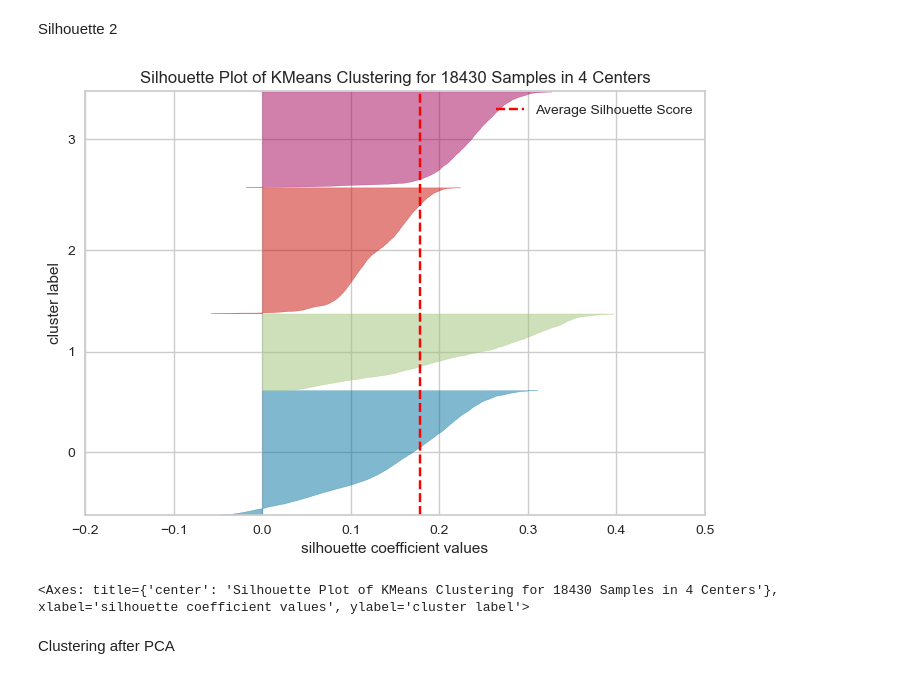
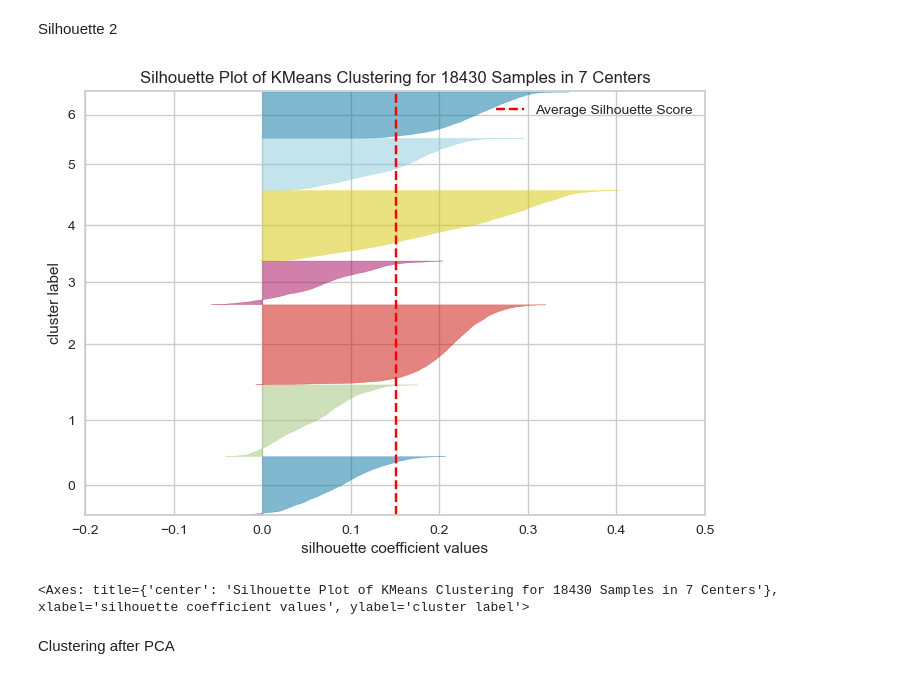
Before and after one commit to realBagher/Iran_family_income_analysis-_g6, a Jupyter notebook: ClusteringCodes/clean_clustering.ipynb, the cells around one changed output. Saved outputs shown, nothing was run; the diff lists cells and outputs as text; code cells hidden in the pictures.

```diff
--- a/ClusteringCodes/clean_clustering.ipynb
+++ b/ClusteringCodes/clean_clustering.ipynb
@@ -132,13 +132,13 @@ plt.show()
 Silhouette 2
 # %%
 from yellowbrick.cluster import SilhouetteVisualizer
-model = KMeans(4,random_state=42,init='k-means++')
+model = KMeans(7,random_state=42,init='k-means++')
 visualizer = SilhouetteVisualizer(model, colors='yellowbrick')
 visualizer.fit(data_scaled)        # Fit the data to the visualizer
 visualizer.show()
 # %% [output]
-[figure, old version]
+[figure, new version]
-<Axes: title={'center': 'Silhouette Plot of KMeans Clustering for 18430 Samples in 4 Centers'}, xlabel='silhouette coefficient values', ylabel='cluster label'>
+<Axes: title={'center': 'Silhouette Plot of KMeans Clustering for 18430 Samples in 7 Centers'}, xlabel='silhouette coefficient values', ylabel='cluster label'>
 # %% [markdown]
 Clustering after PCA
 # %%
```
